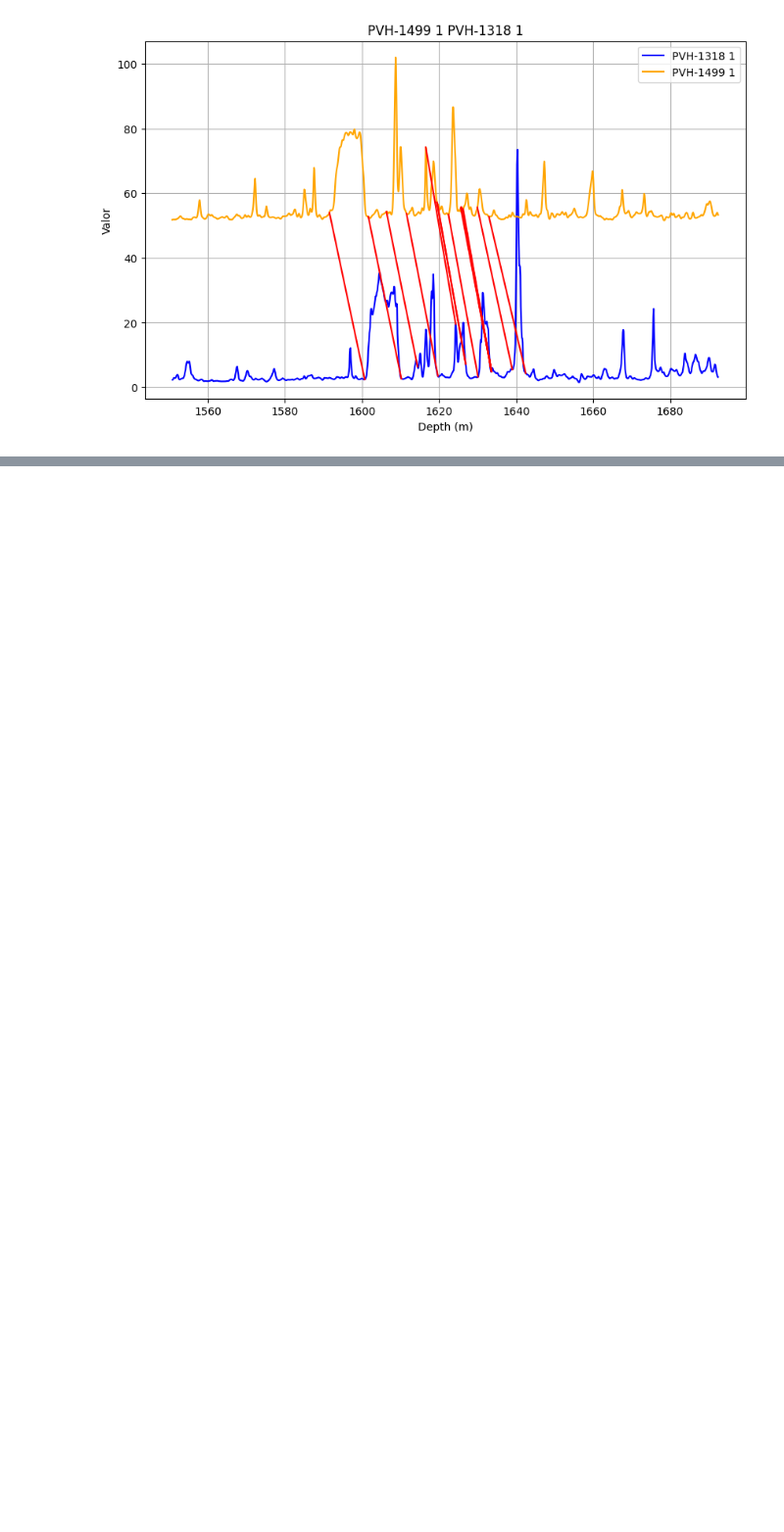
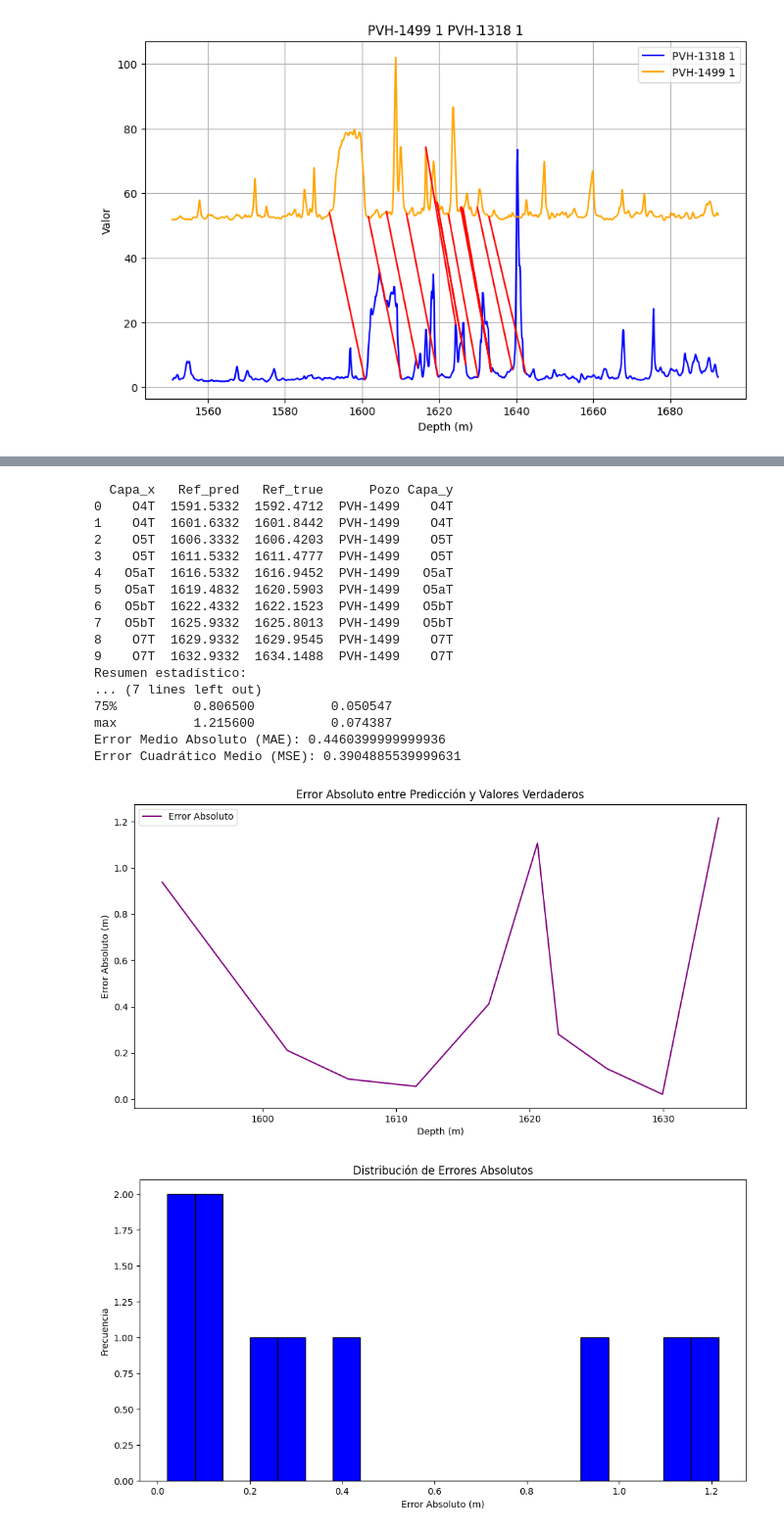
Before and after one commit to scast3/dtw_tool, a Jupyter notebook: 3_nodes_test.ipynb, the cells around one changed output, grey strips where cells are left out. Shown at 98% size. Drawn from its saved outputs; the diff is of its cells as text; code cells hidden in the pictures; blank space fills up the shorter version.

```diff
--- a/3_nodes_test.ipynb
+++ b/3_nodes_test.ipynb
@@ -309,0 +340,59 @@ print(vtops)
+# %%
+# Calcular la diferencia absoluta entre las predicciones y los valores verdaderos
+df_merged = pd.merge_asof(df_topes.sort_values('Ref'), vtops.sort_values('Ref'), on='Ref', direction='nearest')
+df_merged.rename(columns={"Ref": "Ref_pred"}, inplace=True)
+df_merged.insert(2, "Ref_true", vtops_sorted['Ref'])
+print(df_merged)
+
+
+df_merged['Error_Absoluto'] = np.abs(df_merged['Ref_pred'] - df_merged['Ref_true'])
+df_merged['Error_Porcentual'] = df_merged['Error_Absoluto'] / df_merged['Ref_true'] * 100
+
+# Resumen estadístico
+estadisticas = df_merged[['Error_Absoluto', 'Error_Porcentual']].describe()
+
+# Calcular MAE y MSE
+mae = df_merged['Error_Absoluto'].mean()
+mse = (df_merged['Error_Absoluto'] ** 2).mean()
+
+print("Resumen estadístico:")
+print(estadisticas)
+print(f"Error Medio Absoluto (MAE): {mae}")
+print(f"Error Cuadrático Medio (MSE): {mse}")
+
+# Gráfico de errores absolutos
+plt.figure(figsize=(12, 6))
+plt.plot(df_merged['Ref_true'], df_merged['Error_Absoluto'], label='Error Absoluto', color='purple')
+plt.xlabel('Depth (m)')
+plt.ylabel('Error Absoluto (m)')
+plt.title('Error Absoluto entre Predicción y Valores Verdaderos')
+plt.legend()
+plt.show()
+
+# Histograma de errores absolutos
+plt.figure(figsize=(12, 6))
+plt.hist(df_merged['Error_Absoluto'], bins=20, color='blue', edgecolor='black')
+plt.xlabel('Error Absoluto (m)')
+plt.ylabel('Frecuencia')
+plt.title('Distribución de Errores Absolutos')
+plt.show()
+# %% [output]
+  Capa_x   Ref_pred   Ref_true      Pozo Capa_y
+0    O4T  1591.5332  1592.4712  PVH-1499    O4T
+1    O4T  1601.6332  1601.8442  PVH-1499    O4T
+2    O5T  1606.3332  1606.4203  PVH-1499    O5T
+3    O5T  1611.5332  1611.4777  PVH-1499    O5T
+4   O5aT  1616.5332  1616.9452  PVH-1499   O5aT
+5   O5aT  1619.4832  1620.5903  PVH-1499   O5aT
+6   O5bT  1622.4332  1622.1523  PVH-1499   O5bT
+7   O5bT  1625.9332  1625.8013  PVH-1499   O5bT
+8    O7T  1629.9332  1629.9545  PVH-1499    O7T
+9    O7T  1632.9332  1634.1488  PVH-1499    O7T
+Resumen estadístico:
+... (7 lines left out)
+75%          0.806500          0.050547
+max          1.215600          0.074387
+Error Medio Absoluto (MAE): 0.4460399999999936
+Error Cuadrático Medio (MSE): 0.3904885539999631
+[figure, added]
+[figure, added]
```
Also changed, not shown: parts of 4 cells of this notebook.
